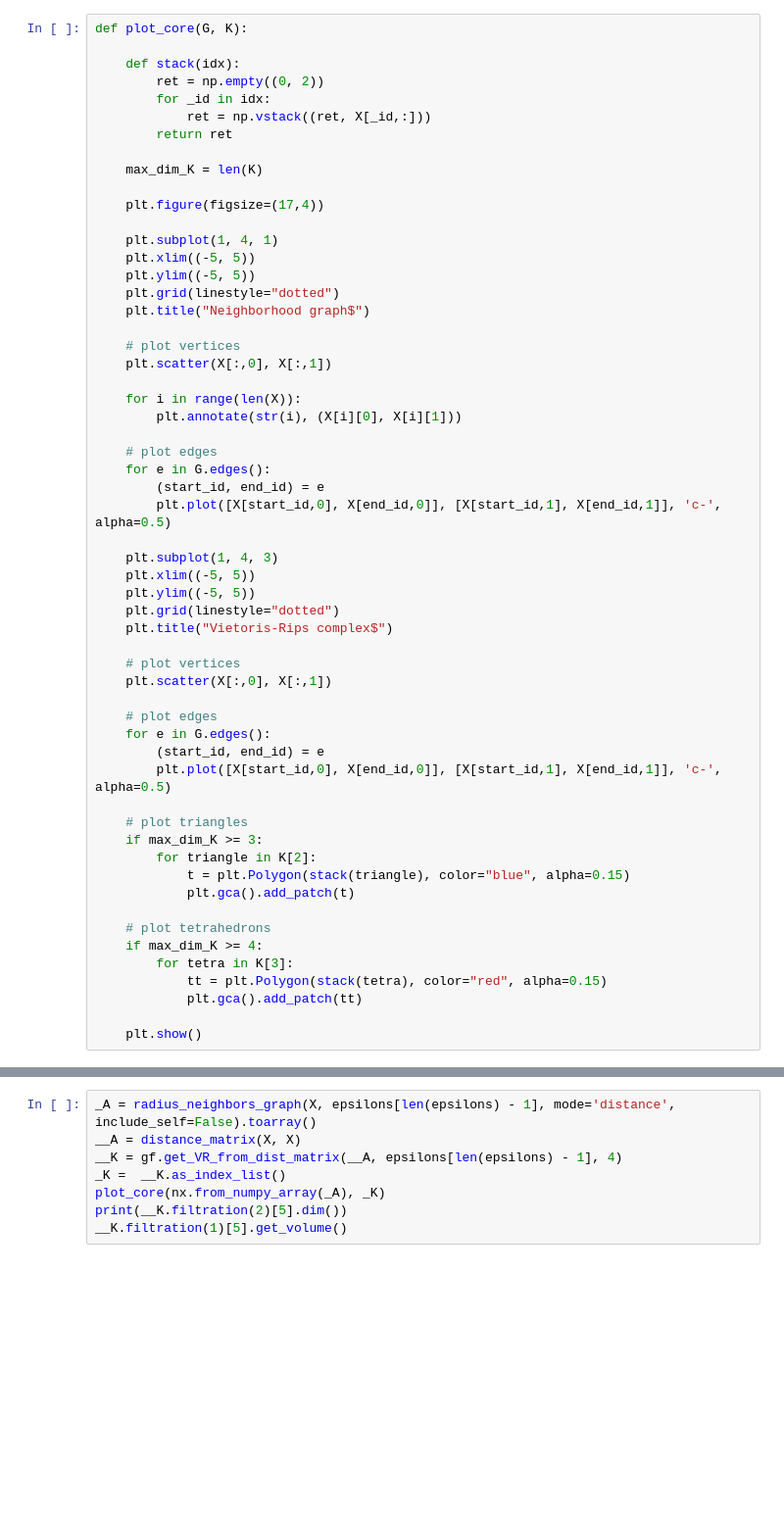
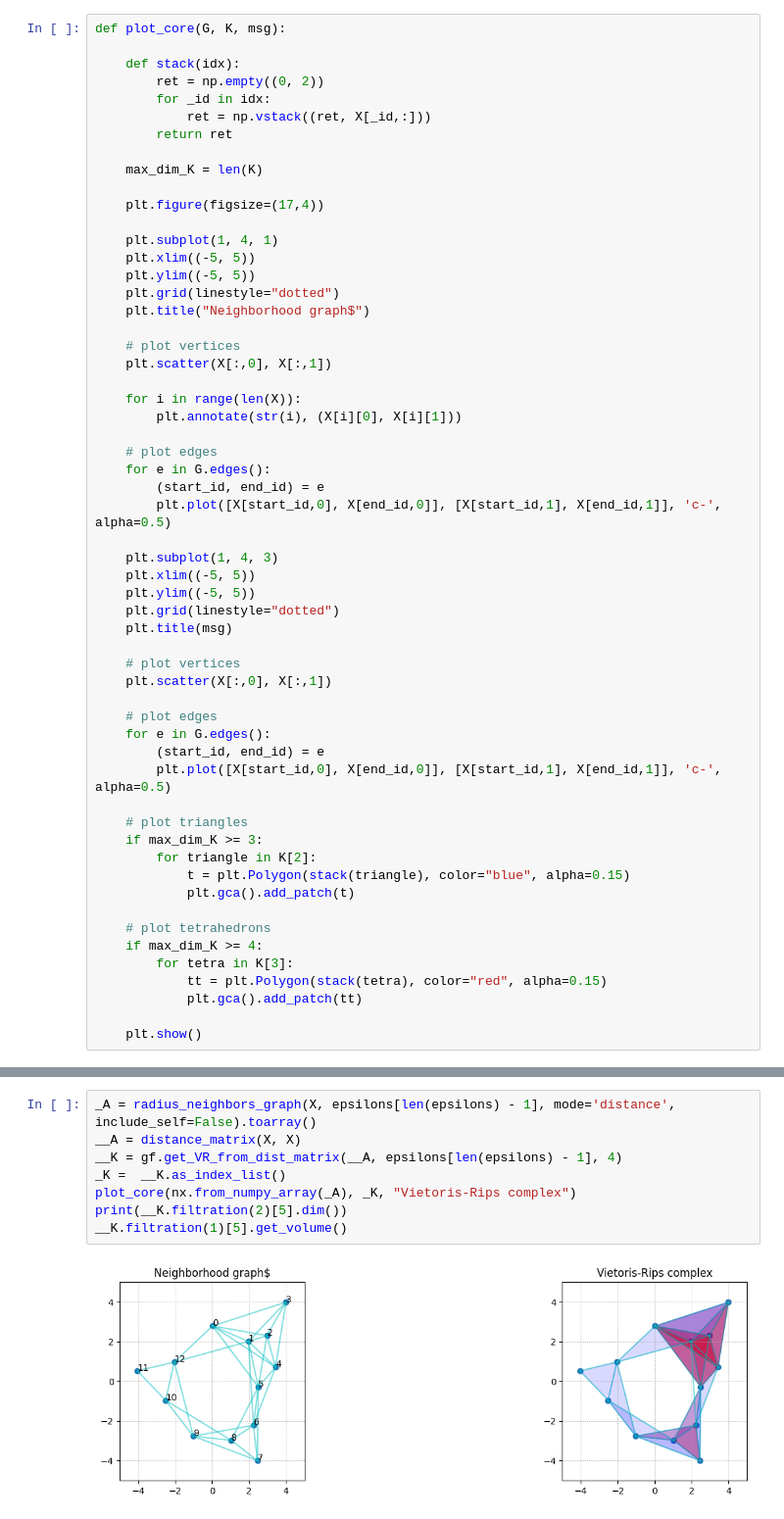
Before and after one commit to Kurkuzabra/NetLibpp, a Jupyter notebook: netlibpp/src/testing/test_complex.ipynb, the cells around one changed output, grey strips where cells are left out. Shown at 98% size. Cells and saved outputs as stored; diff of their text form; blank space fills up the shorter version.

```diff
--- a/netlibpp/src/testing/test_complex.ipynb
+++ b/netlibpp/src/testing/test_complex.ipynb
@@ -50,5 +104,5 @@ dm.as_index_list()
 # %%
-def plot_core(G, K):
+def plot_core(G, K, msg):
 
     def stack(idx):
         ret = np.empty((0, 2))
@@ -81,7 +135,7 @@ def plot_core(G, K):
     plt.xlim((-5, 5))
     plt.ylim((-5, 5))
     plt.grid(linestyle="dotted")
-    plt.title("Vietoris-Rips complex$")
+    plt.title(msg)
 
     # plot vertices
     plt.scatter(X[:,0], X[:,1])
@@ -110,8 +238,10 @@ epsilons
 # %%
 _A = radius_neighbors_graph(X, epsilons[len(epsilons) - 1], mode='distance', include_self=False).toarray()
 __A = distance_matrix(X, X)
 __K = gf.get_VR_from_dist_matrix(__A, epsilons[len(epsilons) - 1], 4)
 _K =  __K.as_index_list()
-plot_core(nx.from_numpy_array(_A), _K)
+plot_core(nx.from_numpy_array(_A), _K, "Vietoris-Rips complex")
 print(__K.filtration(2)[5].dim())
 __K.filtration(1)[5].get_volume()
+# %% [output]
+[figure, added]
```
Also changed, not shown: parts of 19 cells of this notebook, 13 other files.
